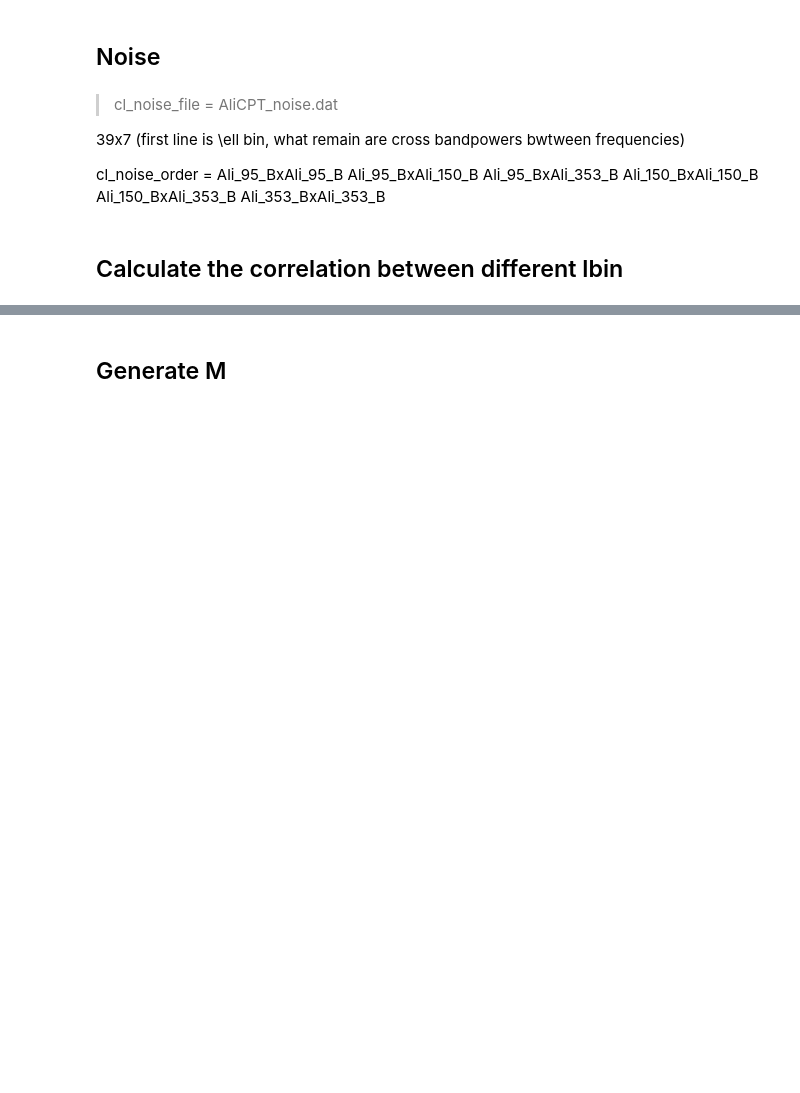
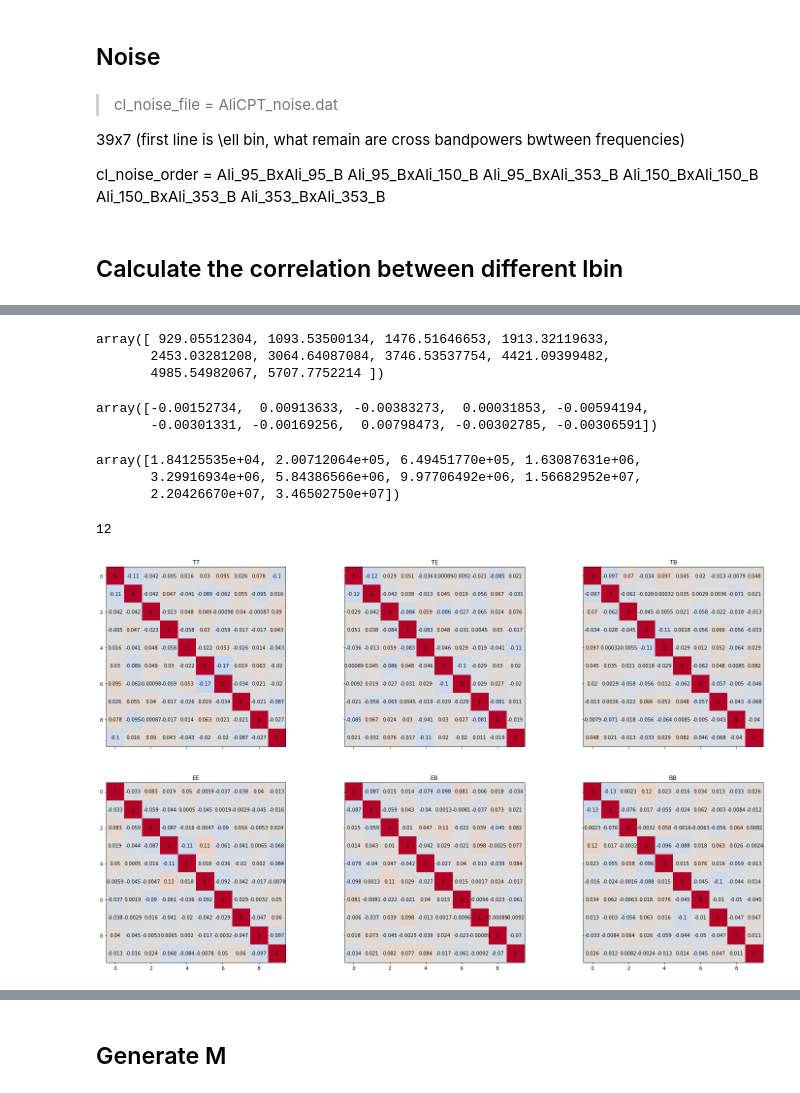
Before and after one commit to YJHelloWorld/Likelihood, a Jupyter notebook: Generate_data_needed.ipynb, the cells around one changed output, grey strips where cells are left out. Drawn from its saved outputs; the diff is of its cells as text; code cells hidden in the pictures; blank space fills up the shorter version.

```diff
--- a/Generate_data_needed.ipynb
+++ b/Generate_data_needed.ipynb
@@ -99,7 +90,7 @@ for i in range(5):
 # %%
 for n in range(SamNum):
 
-    cmb_map_i = hp.synfast(Gencl(0.05, raw_cl=False), nside = nside, new = True, verbose = False)
+    cmb_map_i = hp.synfast(Gencl(0.05, raw_cl=True), nside = nside, new = True, verbose = False)
 
     np.save('/fnx/jianyao/Likelihood_data/Simulations/CMB/cmb_maps_mc_%03d.npy'%n, cmb_map_i)
 # %% [markdown]
@@ -141,14 +132,17 @@ est = bandpowers.BPE(mask_in = ali_ma, nside = 128, bin_w = 20, lmax = nmtlmax,
 # %%
 noise_150 = np.load('/fnx/jianyao/Likelihood_data/Simulations/Noises/Noise_realizations_150GHz.npy')
 # %%
-cls_all = np.zeros((SamNum, 6, lbin))
+# cls_all = np.zeros((SamNum, 6, lbin));
+cls_cmb = np.zeros((SamNum, 6, lbin))
+
 
 for n in range(SamNum):
     ''' mark '''
     cmb_i = np.load('/fnx/jianyao/Likelihood_data/Simulations/CMB/cmb_maps_mc_%03d.npy'%n)
 
-    total_i = cmb_i + noise_150[n]
+#     total_i = cmb_i + noise_150[n]
 
-    cls_all[n] = est.Auto_TEB(total_i)
+#     cls_all[n] = est.Auto_TEB(total_i)
+    cls_cmb[n] = est.Auto_TEB(cmb_i)
 
 #     cl_hat_all[n] = est.Cross_EB(total_i)## EE EB BB-mode
@@ -163,0 +158,50 @@ plt.colorbar()
+# %%
+cov_cmb = np.zeros((6, 10, 10))
+
+for i in range(6):
+
+    cov_cmb[i] = np.corrcoef(cls_cmb[:,i,:].T)
+# %%
+np.mean(cls_cmb, axis = 0)[0]
+# %% [output]
+array([ 929.05512304, 1093.53500134, 1476.51646653, 1913.32119633,
+       2453.03281208, 3064.64087084, 3746.53537754, 4421.09399482,
+       4985.54982067, 5707.7752214 ])
+# %%
+np.mean(cls_cmb, axis = 0)[2]
+# %% [output]
+array([-0.00152734,  0.00913633, -0.00383273,  0.00031853, -0.00594194,
+       -0.00301331, -0.00169256,  0.00798473, -0.00302785, -0.00306591])
+# %%
+cls_all[0,0]
+# %% [output]
+array([1.84125535e+04, 2.00712064e+05, 6.49451770e+05, 1.63087631e+06,
+       3.29916934e+06, 5.84386566e+06, 9.97706492e+06, 1.56682952e+07,
+       2.20426670e+07, 3.46502750e+07])
+# %%
+cov_all = np.zeros((6, 10, 10))
+
+for i in range(6):
+
+    cov_all[i] = np.corrcoef(cls_all[:,i,:].T)
+# %%
+print('%.2g'%12.3)
+# %% [output]
+12
+# %%
+### CMB only
+
+fig, ax = plt.subplots(2,3, sharex=True, sharey=True, figsize = (25,15)); mode_name = ['TT', 'TE', 'TB', 'EE', 'EB', 'BB']
+# plt.title('CMB only')
+for i in range(6):
+    m = i//3; n = i%3
+
+    cl = ax[m,n].imshow(cov_cmb[i], cmap = "coolwarm", vmin = -1, vmax = 1)
+    ax[m,n].set_title('%s'%mode_name[i])
+
+    for j in range(10):
+        for k in range(10):
+            text = ax[m,n].text(j, k, '%.2g'%cov_cmb[i][j, k],
+                       ha="center", va="center", color="k")
+# %% [output]
+[figure, added]
```
Also changed, not shown: parts of 6 cells of this notebook.
